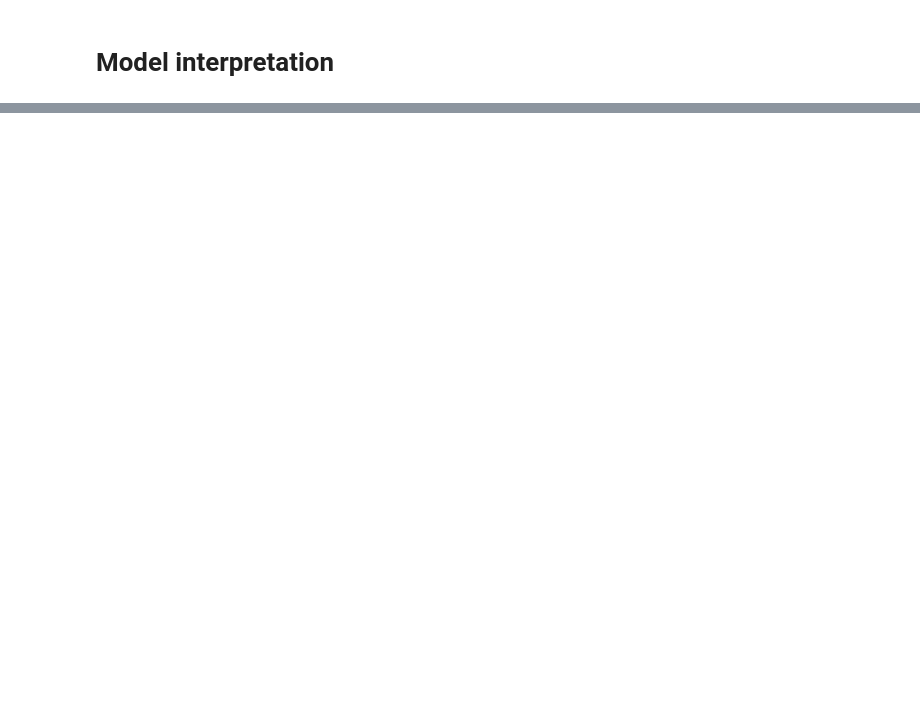
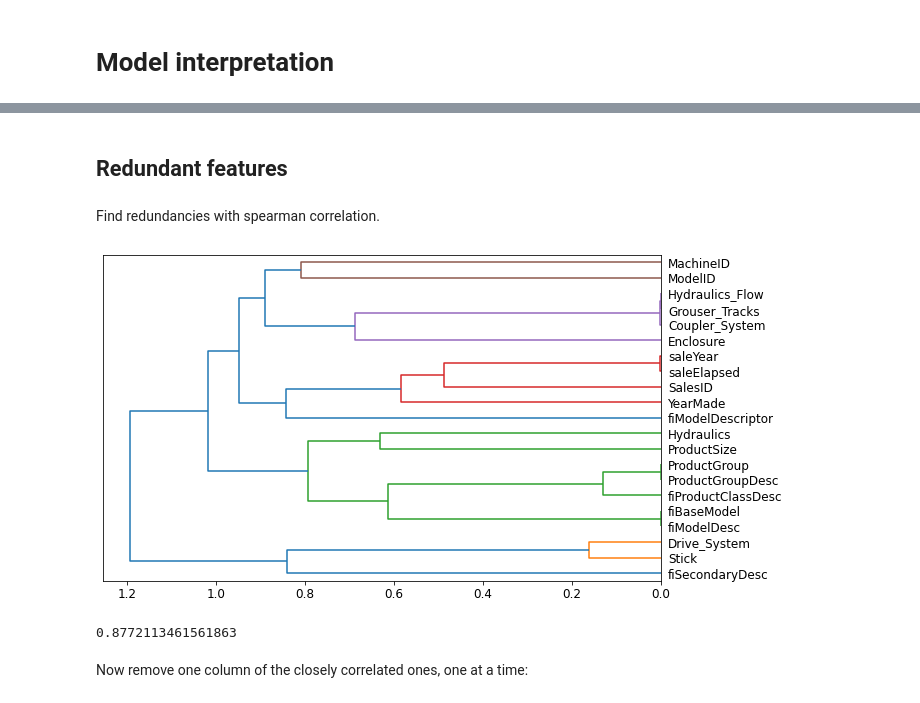
Before and after one commit to omlnaut/fastai, a Jupyter notebook: chapter9_tabular.ipynb, the cells around one changed output, grey strips where cells are left out. Drawn from its saved outputs; the diff is of its cells as text; code cells hidden in the pictures; blank space fills up the shorter version.

```diff
--- a/chapter9_tabular.ipynb
+++ b/chapter9_tabular.ipynb
@@ -209,0 +270,8 @@ r_mse(m.oob_prediction_, y)
+# %% [markdown]
+## Redundant features
+# %% [markdown]
+Find redundancies with spearman correlation.
+# %%
+cluster_columns(xs_imp)
+# %% [output]
+[figure, added]
@@ -209,0 +284,6 @@ r_mse(m.oob_prediction_, y)
+# %%
+get_oob(xs_imp)
+# %% [output]
+0.8772113461561863
+# %% [markdown]
+Now remove one column of the closely correlated ones, one at a time:
```
Also changed, not shown: parts of 60 cells of this notebook.
